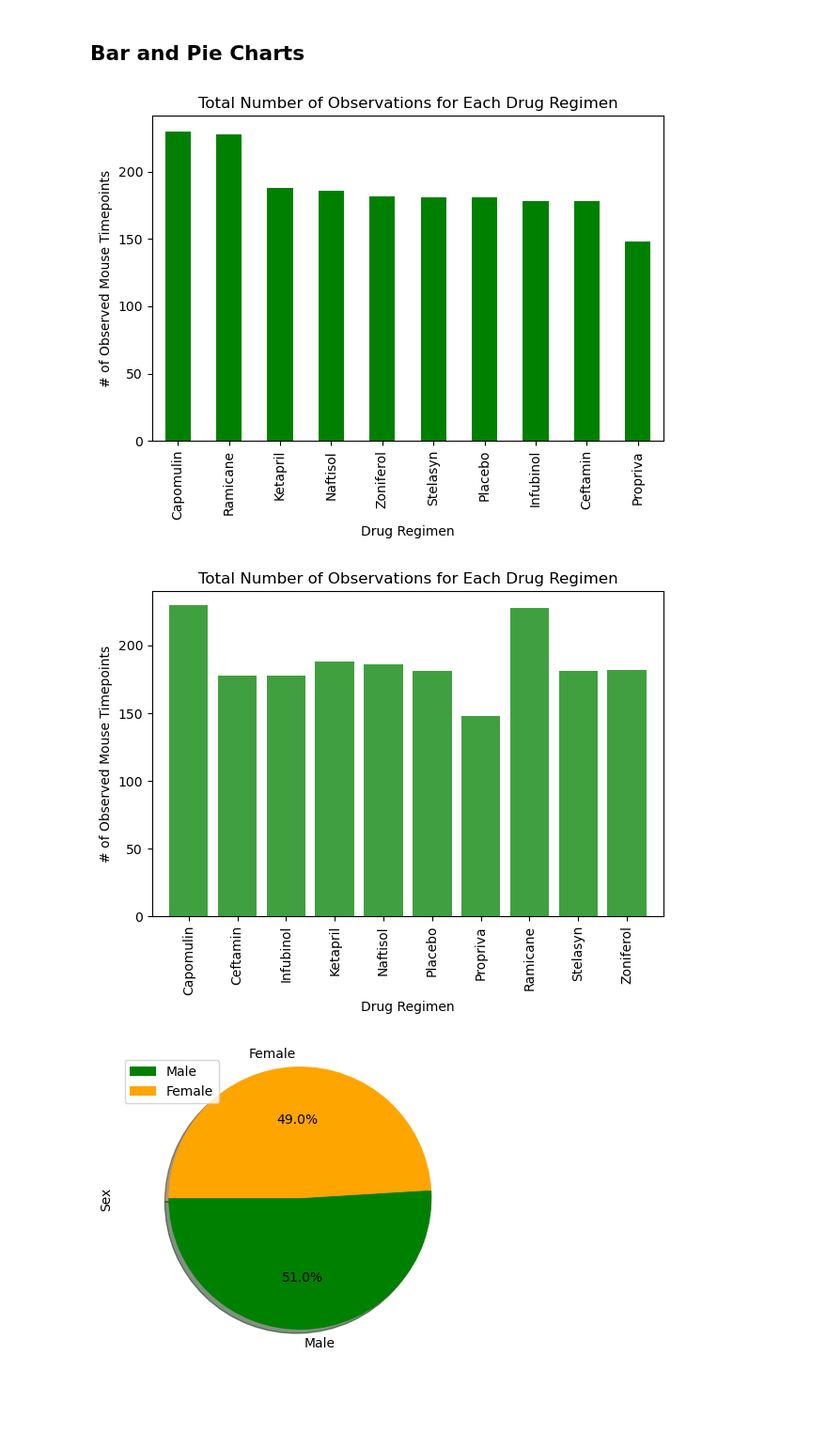
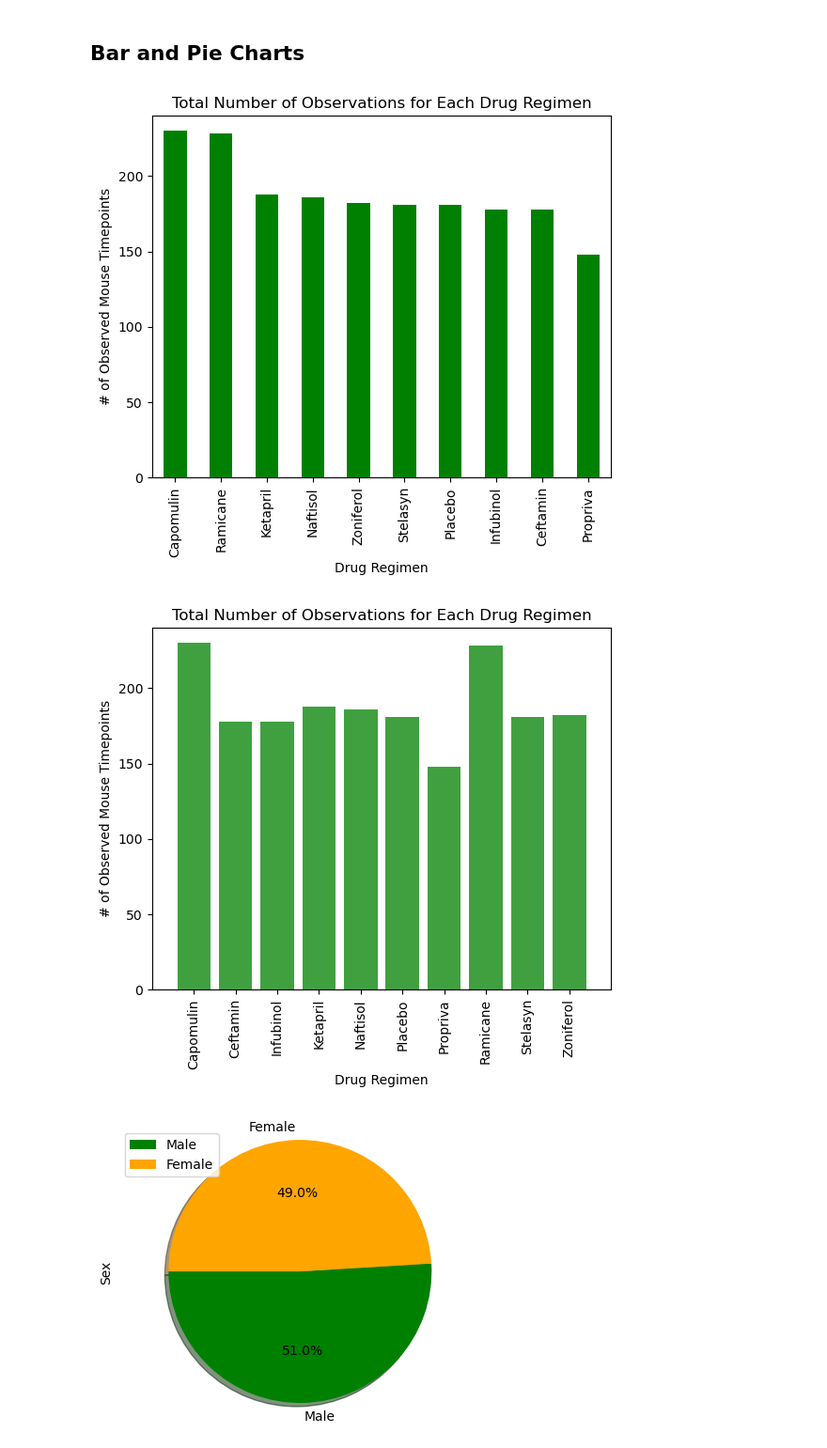
Before and after one commit to MahsaNafei/Data-Visualization-Challenge, a Jupyter notebook: Pymaceuticals/pymaceuticals_starter.ipynb, the cells around one changed output. Shown at 94% size. Drawn from its saved outputs; the diff is of its cells as text; code cells hidden in the pictures; blank space fills up the shorter version.

```diff
--- a/Pymaceuticals/pymaceuticals_starter.ipynb
+++ b/Pymaceuticals/pymaceuticals_starter.ipynb
@@ -50,7 +50,3 @@ dublicated_id = combined_data.loc[combined_data.duplicated(["Mouse ID", "Timepoi
 dublicated_id
 # %% [output]
 array(['g989'], dtype=object)
-# %%
-dublicated_data = combined_data.groupby(["Mouse ID", "Timepoint"]).size().reset_index(name="count")
-dublicated_id = dublicated_data[dublicated_data["count"]>1]["Mouse ID"].unique()
-dublicated_id
@@ -142,32 +136,35 @@ summary_agg_df
 # %%
 # Generate a bar plot showing the total number of rows (Mouse ID/Timepoints) for each drug regimen using Pandas.
 drug_count = clean_df["Drug Regimen"].value_counts()
 drug_count.plot(kind="bar", figsize=(6.3,5), color ="green")
 
 plt.title("Total Number of Observations for Each Drug Regimen")
 plt.xlabel("Drug Regimen")
 plt.ylabel("# of Observed Mouse Timepoints")
-plt.tight_layout()
+plt.xlim(-0.5, len(drug_count)-0.5)
+plt.ylim(0, max(drug_count)+10)
+
 plt.show()
 # %% [output]
-[figure, old version]
+[figure, new version]
 # %%
 # Generate a bar plot showing the total number of rows (Mouse ID/Timepoints) for each drug regimen using pyplot.
 drug_count_py = clean_df.groupby("Drug Regimen")["Timepoint"].size()
 x_axis = np.arange(len(drug_count_py))
 tick_locations = [x for x in x_axis]
+
 plt.figure(figsize=(6.3,5))
 plt.bar(x_axis, drug_count_py, color='green', alpha=0.75, align="center")
 plt.xticks(tick_locations, drug_count_py.index , rotation="vertical")
-plt.xlim(-0.75, len(x_axis)-0.25)
+plt.xlim(-1, len(x_axis))
 plt.ylim(0, max(drug_count_py)+10)
 plt.title("Total Number of Observations for Each Drug Regimen")
 plt.xlabel("Drug Regimen")
 plt.ylabel("# of Observed Mouse Timepoints")
-plt.tight_layout()
+
 plt.show()
 # %% [output]
-[figure, old version]
+[figure, new version]
 # %%
 # Generate a pie plot showing the distribution of female versus male mice using Pandas
 sex_count = clean_df["Sex"].value_counts()
```
Also changed, not shown: parts of 7 cells of this notebook.
